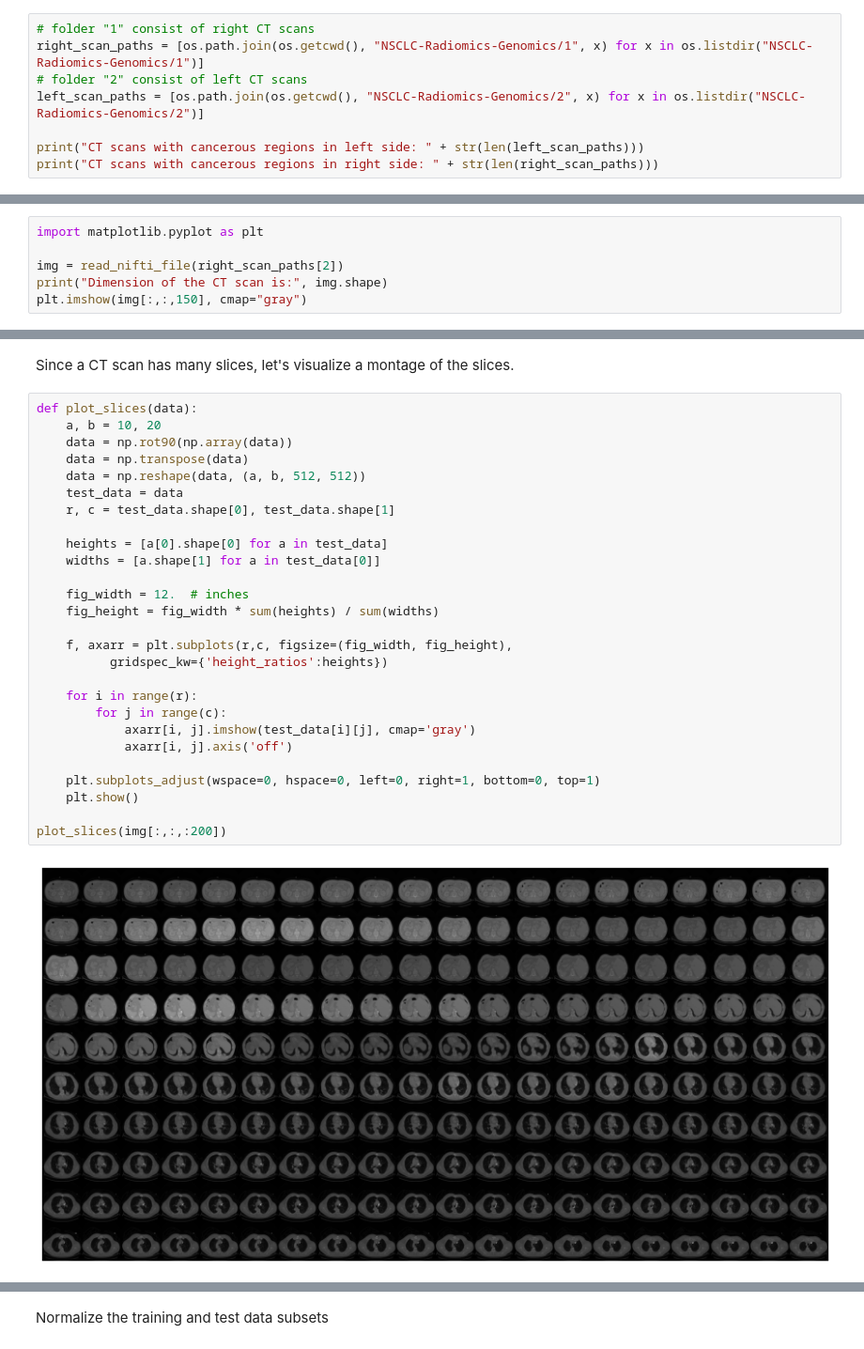
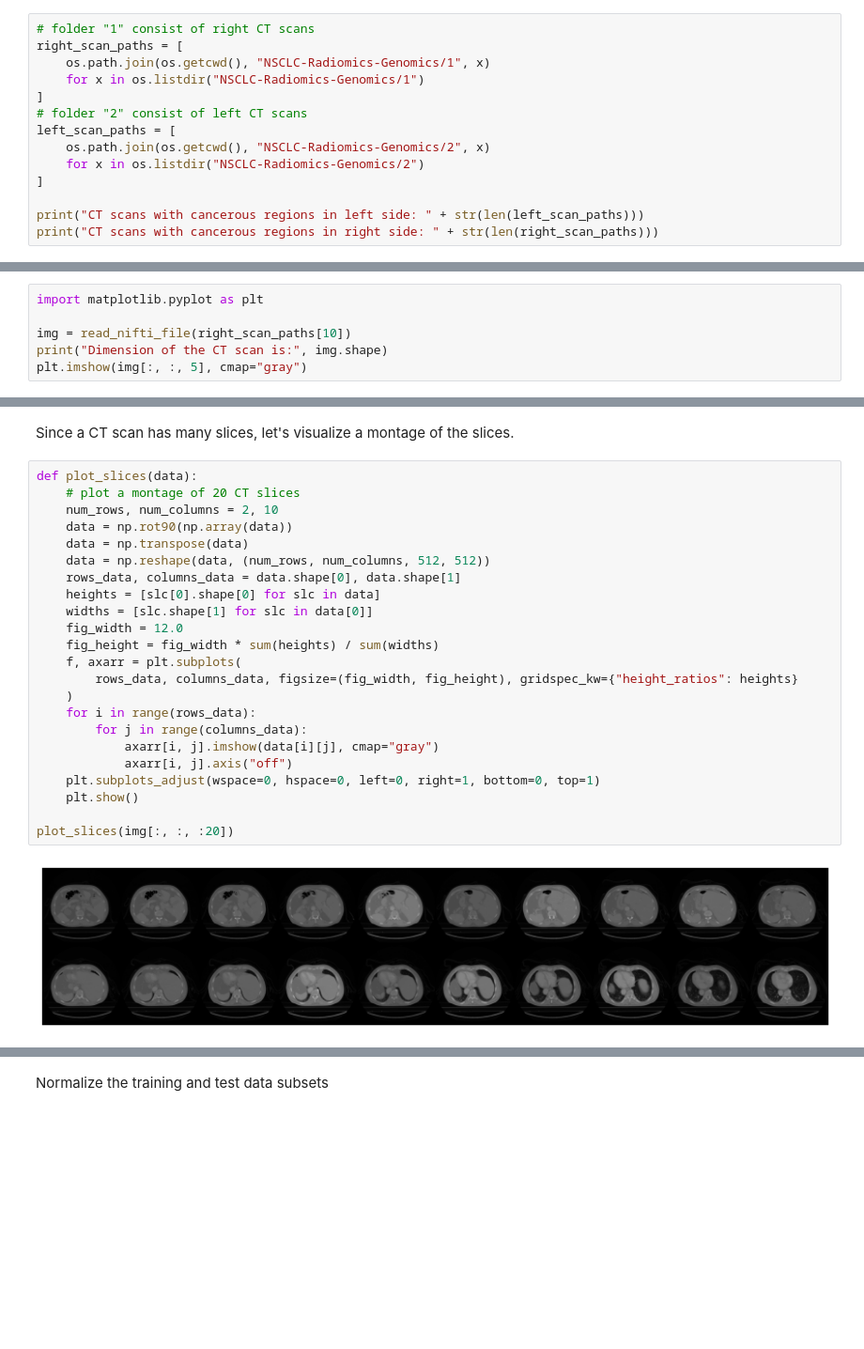
Before and after one commit to hasibzunair/3D-image-classification-tutorial, a Jupyter notebook: 3D_image_classification.ipynb, the cells around one changed output, grey strips where cells are left out. Shown: that part at 94% size. Drawn from its saved outputs; the diff is of its cells as text; blank space fills up the shorter version.

```diff
--- a/3D_image_classification.ipynb
+++ b/3D_image_classification.ipynb
@@ -88,9 +113,15 @@ def process_scan(path):
 Let's read the paths of the CT scans from the class directories
 # %%
 # folder "1" consist of right CT scans
-right_scan_paths = [os.path.join(os.getcwd(), "NSCLC-Radiomics-Genomics/1", x) for x in os.listdir("NSCLC-Radiomics-Genomics/1")]
+right_scan_paths = [
+    os.path.join(os.getcwd(), "NSCLC-Radiomics-Genomics/1", x)
+    for x in os.listdir("NSCLC-Radiomics-Genomics/1")
+]
 # folder "2" consist of left CT scans
-left_scan_paths = [os.path.join(os.getcwd(), "NSCLC-Radiomics-Genomics/2", x) for x in os.listdir("NSCLC-Radiomics-Genomics/2")]
+left_scan_paths = [
+    os.path.join(os.getcwd(), "NSCLC-Radiomics-Genomics/2", x)
+    for x in os.listdir("NSCLC-Radiomics-Genomics/2")
+]
 
 print("CT scans with cancerous regions in left side: " + str(len(left_scan_paths)))
 print("CT scans with cancerous regions in right side: " + str(len(right_scan_paths)))
@@ -102,7 +133,7 @@ Let's visualize a CT scan and it's shape.
 # %%
 import matplotlib.pyplot as plt
 
-img = read_nifti_file(right_scan_paths[2])
+img = read_nifti_file(right_scan_paths[10])
 print("Dimension of the CT scan is:", img.shape)
-plt.imshow(img[:,:,150], cmap="gray")
+plt.imshow(img[:, :, 5], cmap="gray")
 # %% [output]
@@ -113,31 +144,27 @@ Dimension of the CT scan is: (512, 512, 253)
 Since a CT scan has many slices, let's visualize a montage of the slices.
 # %%
 def plot_slices(data):
-    a, b = 10, 20
+    # plot a montage of 20 CT slices
+    num_rows, num_columns = 2, 10
     data = np.rot90(np.array(data))
     data = np.transpose(data)
-    data = np.reshape(data, (a, b, 512, 512))
-    test_data = data
-    r, c = test_data.shape[0], test_data.shape[1]
-
-    heights = [a[0].shape[0] for a in test_data]
-    widths = [a.shape[1] for a in test_data[0]]
-
-    fig_width = 12.  # inches
+    data = np.reshape(data, (num_rows, num_columns, 512, 512))
+    rows_data, columns_data = data.shape[0], data.shape[1]
+    heights = [slc[0].shape[0] for slc in data]
+    widths = [slc.shape[1] for slc in data[0]]
+    fig_width = 12.0
     fig_height = fig_width * sum(heights) / sum(widths)
-
-    f, axarr = plt.subplots(r,c, figsize=(fig_width, fig_height),
-          gridspec_kw={'height_ratios':heights})
-
-    for i in range(r):
-        for j in range(c):
-            axarr[i, j].imshow(test_data[i][j], cmap='gray')
-            axarr[i, j].axis('off')
-
+    f, axarr = plt.subplots(
+        rows_data, columns_data, figsize=(fig_width, fig_height), gridspec_kw={"height_ratios": heights}
+    )
+    for i in range(rows_data):
+        for j in range(columns_data):
+            axarr[i, j].imshow(data[i][j], cmap="gray")
+            axarr[i, j].axis("off")
     plt.subplots_adjust(wspace=0, hspace=0, left=0, right=1, bottom=0, top=1)
     plt.show()
 
-plot_slices(img[:,:,:200])
+plot_slices(img[:, :, :20])
 # %% [output]
-[figure, old version]
+[figure, new version]
 # %% [markdown]
```
Also changed, not shown: parts of 22 cells of this notebook.
